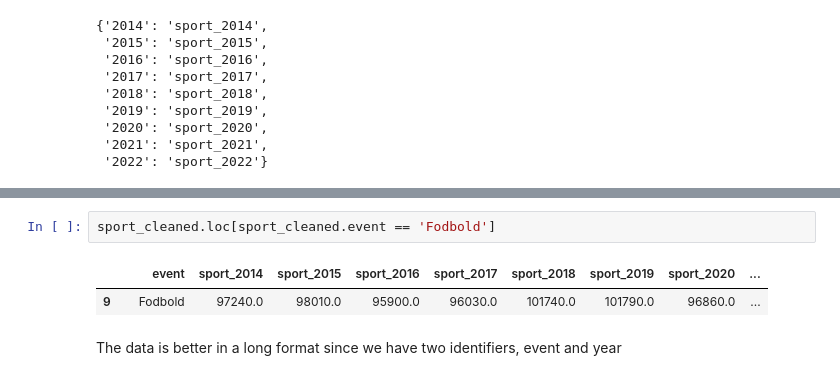
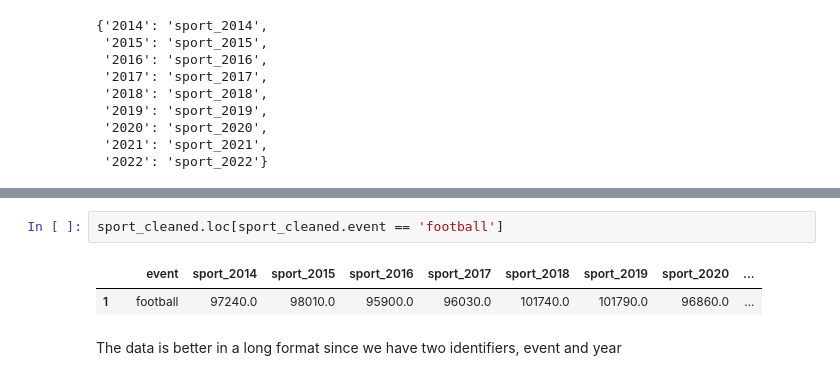
Before and after one commit to NumEconCopenhagen/projects-2024-Simon-C-og-Jens-H, a Jupyter notebook: dataproject/dataproject.ipynb, the cells around one changed output, grey strips where cells are left out. Cells and saved outputs as stored; diff of their text form.

```diff
--- a/dataproject/dataproject.ipynb
+++ b/dataproject/dataproject.ipynb
@@ -229,8 +220,8 @@ sport_cleaned.head(10)
 # %%
-sport_cleaned.loc[sport_cleaned.event == 'Fodbold']
+sport_cleaned.loc[sport_cleaned.event == 'football']
 # %% [output]
 |  |  | event | sport_2014 | sport_2015 | sport_2016 | sport_2017 | sport_2018 | sport_2019 | sport_2020 | ... |
-| 9 |  | Fodbold | 97240.0 | 98010.0 | 95900.0 | 96030.0 | 101740.0 | 101790.0 | 96860.0 | ... |
+| 1 |  | football | 97240.0 | 98010.0 | 95900.0 | 96030.0 | 101740.0 | 101790.0 | 96860.0 | ... |
 # %% [markdown]
 The data is better in a long format since we have two identifiers, event and year
 # %%
```
Also changed, not shown: parts of 16 cells of this notebook.
